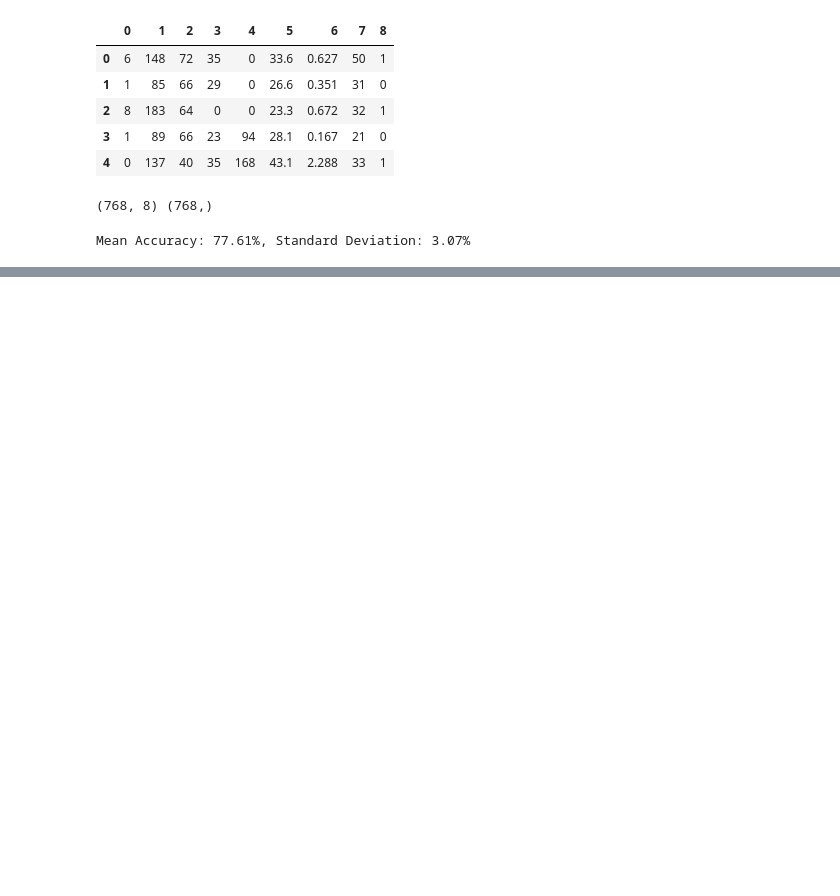
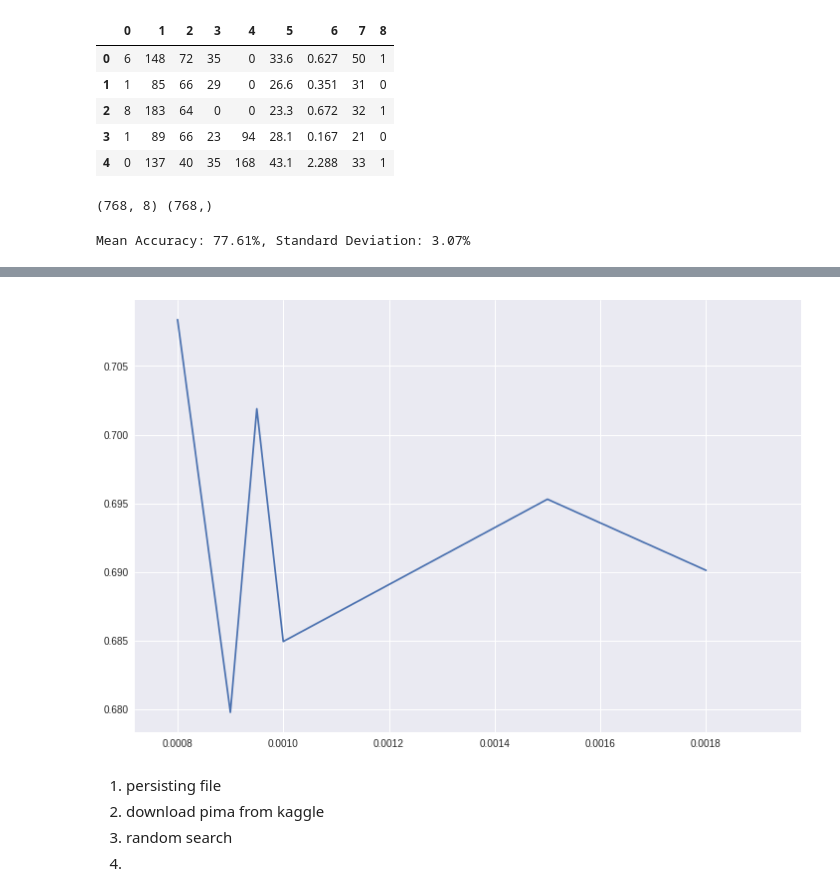
Before and after one commit to georgeliu1998/keras_model_tuning, a Jupyter notebook: keras.ipynb, the cells around one changed output, grey strips where cells are left out. Cells and saved outputs as stored; diff of their text form; code cells hidden in the pictures; blank space fills up the shorter version.

```diff
--- a/keras.ipynb
+++ b/keras.ipynb
@@ -467,0 +424,7 @@ sns.swarmplot(x='parameter', y='value', data=df_plot, size=6, ax=ax)
+# %%
+# Define tuning parameter and corresponding options
+learning_rate = [0.0008, 0.0009, 0.00095, 0.001, 0.0015, 0.0018]
+
+tuning_options = {'learning_rate': learning_rate}
+
+result = run_test(tuning_options, X, y)
@@ -467,0 +449,25 @@ sns.swarmplot(x='parameter', y='value', data=df_plot, size=6, ax=ax)
+# %%
+def visualize(result, param_tuned):
+  """
+  Visualizes the hyperparameter tuning result
+
+  Params:
+    result - dict, result dict returned by the run_test() func
+    param_tuned - string, one of these:
+      ['width', 'depth', 'loss', 'initializer', 'optimizer', 'learning_rate', 'epochs', 'batch_size']
+  returns:
+    None
+  """
+
+  d = result['learning_rate']
+
+  xs, ys = np.array(list(d.keys())), np.array(list(d.values()))
+
+  fig, ax = plt.subplots(figsize=(12, 8))
+  plt.plot(xs, ys)
+  ax.set_xlim(xs.min()*0.9, xs.max()*1.1)
+  plt.show()
+# %%
+visualize(result, 'learning_rate')
+# %% [output]
+[figure, added]
@@ -467,0 +494,5 @@ sns.swarmplot(x='parameter', y='value', data=df_plot, size=6, ax=ax)
+# %% [markdown]
+1. persisting file
+2. download pima from kaggle
+3. random search
+4.
```
Also changed, not shown: parts of 21 cells of this notebook.
